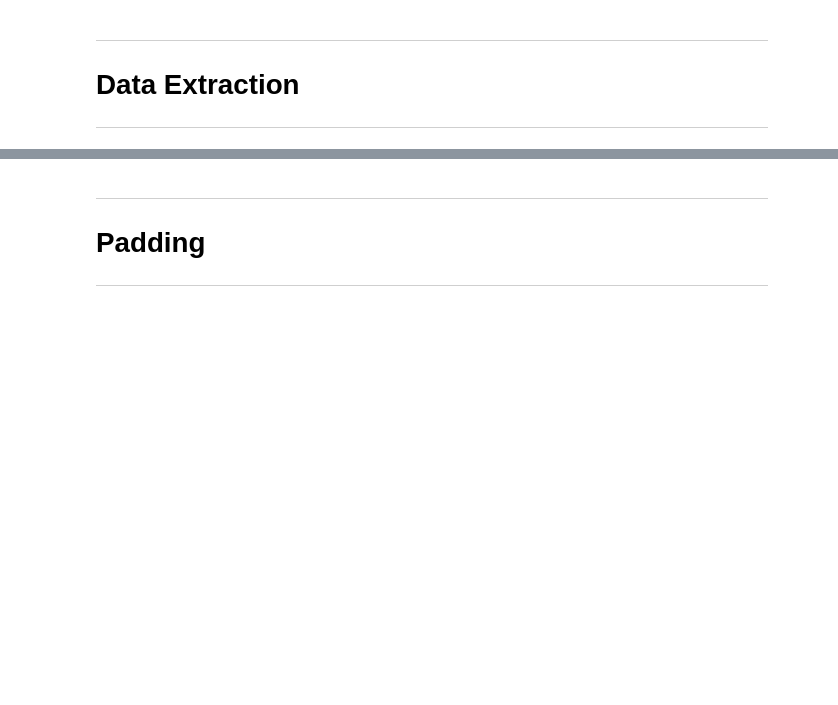
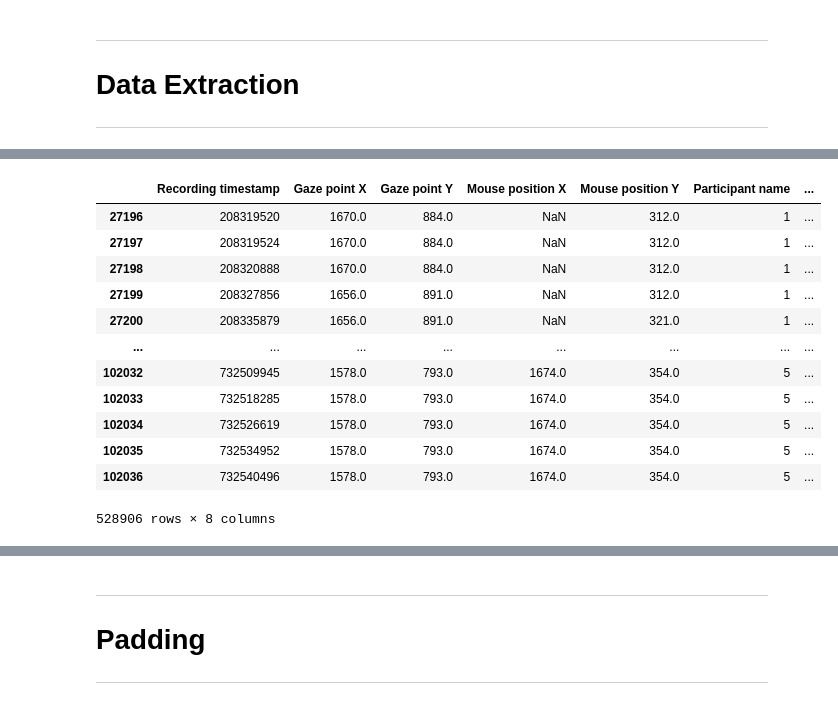
Before and after one commit to kruuZHAW/eye_tracking, a Jupyter notebook: notebooks/sandbox.ipynb, the cells around one changed output, grey strips where cells are left out. Drawn from its saved outputs; the diff is of its cells as text; code cells hidden in the pictures; blank space fills up the shorter version.

```diff
--- a/notebooks/sandbox.ipynb
+++ b/notebooks/sandbox.ipynb
@@ -199,0 +248,46 @@ plt.show()
+# %%
+# Set values of gaze and mouse to Nan if they are outside the screen (+buffer layer of 200 pixels)
+# alternative way, we can use the function clip() to set the values to the boundaries of the screen
+
+x_min, x_max = -200, 2120
+y_min, y_max = -200, 1280
+
+dataset["Gaze point X"] = np.where(
+    (dataset["Gaze point X"] < x_min) | (dataset["Gaze point X"] > x_max),
+    np.nan,
+    dataset["Gaze point X"]
+)
+
+dataset["Gaze point Y"] = np.where(
+    (dataset["Gaze point Y"] < y_min) | (dataset["Gaze point Y"] > y_max),
+    np.nan,
+    dataset["Gaze point Y"]
+)
+
+dataset["Mouse position X"] = np.where(
+    (dataset["Mouse position X"] < x_min) | (dataset["Mouse position X"] > x_max),
+    np.nan,
+    dataset["Mouse position X"]
+)
+
+dataset["Mouse position Y"] = np.where(
+    (dataset["Mouse position Y"] < y_min) | (dataset["Mouse position Y"] > y_max),
+    np.nan,
+    dataset["Mouse position Y"]
+)
+
+dataset
+# %% [output]
+|  | Recording timestamp | Gaze point X | Gaze point Y | Mouse position X | Mouse position Y | Participant name | ... |
+| 27196 | 208319520 | 1670.0 | 884.0 | NaN | 312.0 | 1 | ... |
+| 27197 | 208319524 | 1670.0 | 884.0 | NaN | 312.0 | 1 | ... |
+| 27198 | 208320888 | 1670.0 | 884.0 | NaN | 312.0 | 1 | ... |
+| 27199 | 208327856 | 1656.0 | 891.0 | NaN | 312.0 | 1 | ... |
+| 27200 | 208335879 | 1656.0 | 891.0 | NaN | 321.0 | 1 | ... |
+| ... | ... | ... | ... | ... | ... | ... | ... |
+| 102032 | 732509945 | 1578.0 | 793.0 | 1674.0 | 354.0 | 5 | ... |
+| 102033 | 732518285 | 1578.0 | 793.0 | 1674.0 | 354.0 | 5 | ... |
+| 102034 | 732526619 | 1578.0 | 793.0 | 1674.0 | 354.0 | 5 | ... |
+| 102035 | 732534952 | 1578.0 | 793.0 | 1674.0 | 354.0 | 5 | ... |
+| 102036 | 732540496 | 1578.0 | 793.0 | 1674.0 | 354.0 | 5 | ... |
+528906 rows × 8 columns
```
Also changed, not shown: parts of 17 cells of this notebook, 2 other files.
